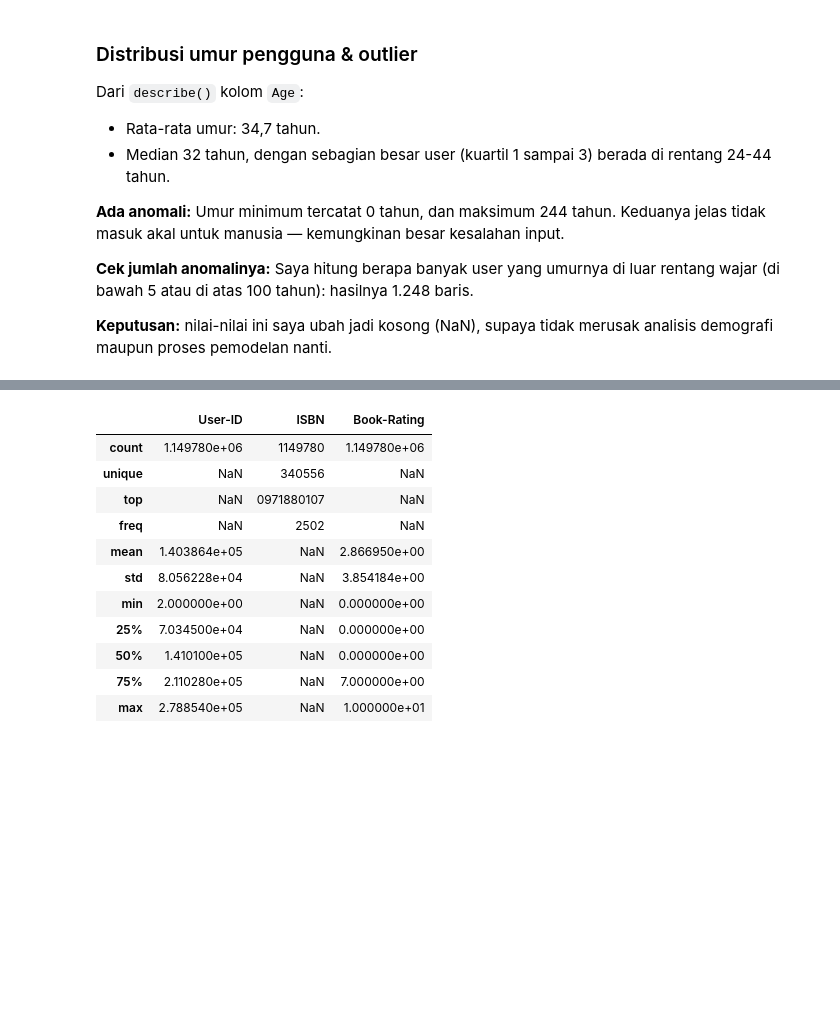
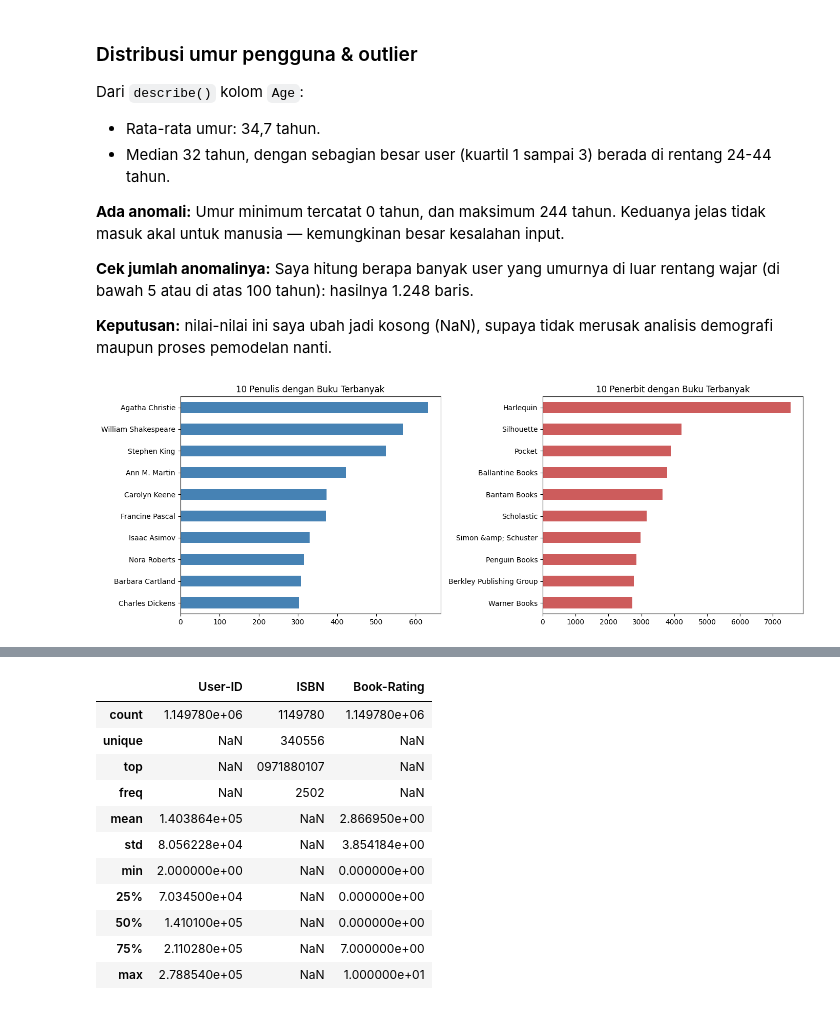
Before and after one commit to RidhoNurFauzi/Book-Recommender-System-Hybrid-Content-Based-Collaborative-Filtering-, a Jupyter notebook: Book_Recommender.ipynb, the cells around one changed output, grey strips where cells are left out. Saved outputs shown, nothing was run; the diff lists cells and outputs as text; code cells hidden in the pictures; blank space fills up the shorter version.

```diff
--- a/Book_Recommender.ipynb
+++ b/Book_Recommender.ipynb
@@ -353,6 +353,24 @@ Umur minimum tercatat 0 tahun, dan maksimum 244 tahun. Keduanya jelas tidak masu
 Saya hitung berapa banyak user yang umurnya di luar rentang wajar (di bawah 5 atau di atas 100 tahun): hasilnya 1.248 baris.
 
 **Keputusan:** nilai-nilai ini saya ubah jadi kosong (NaN), supaya tidak merusak analisis demografi maupun proses pemodelan nanti.
+# %%
+import matplotlib.pyplot as plt
+import seaborn as sns
+
+fig, axes = plt.subplots(1, 2, figsize=(14,5))
+
+df_books['Book-Author'].value_counts().head(10).plot(kind='barh', ax=axes[0], color='steelblue')
+axes[0].invert_yaxis()
+axes[0].set_title('10 Penulis dengan Buku Terbanyak')
+
+df_books['Publisher'].value_counts().head(10).plot(kind='barh', ax=axes[1], color='indianred')
+axes[1].invert_yaxis()
+axes[1].set_title('10 Penerbit dengan Buku Terbanyak')
+
+plt.tight_layout()
+plt.show()
+# %% [output]
+[figure, added]
 # %%
 df_books.describe(include='all')
 # %% [output]
```
Also changed, not shown: parts of 10 cells of this notebook, 9 other files.
